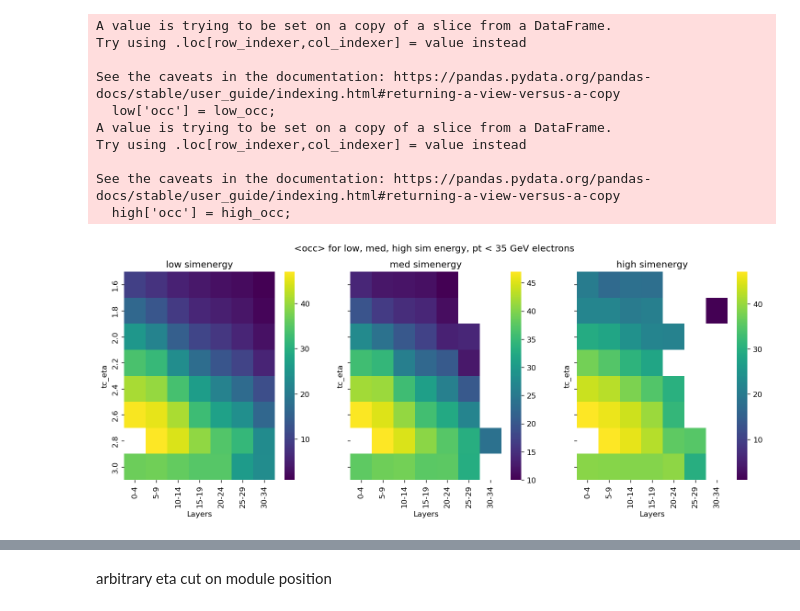
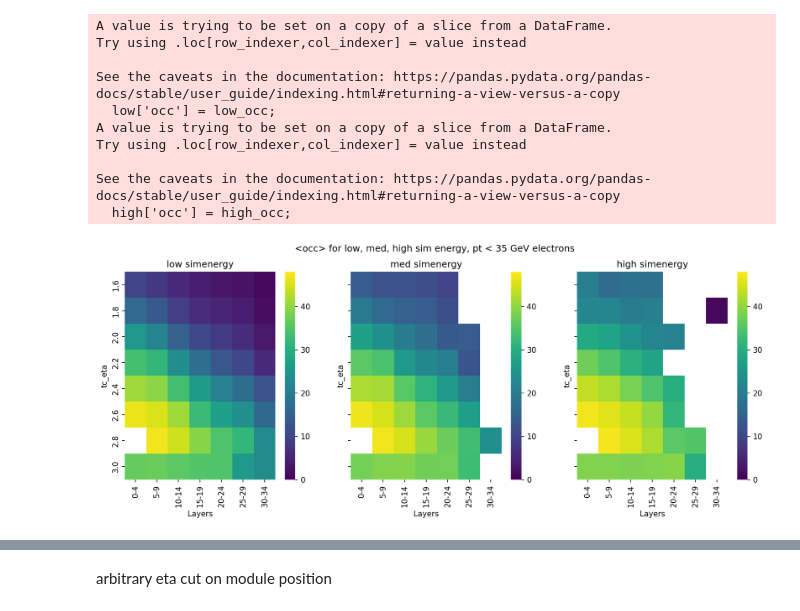
Before and after one commit to rohanshenoy/Ecoder, a Jupyter notebook: TrainingData/dataset_features.ipynb, the cells around one changed output, grey strips where cells are left out. Drawn from its saved outputs; the diff is of its cells as text; code cells hidden in the pictures.

```diff
--- a/TrainingData/dataset_features.ipynb
+++ b/TrainingData/dataset_features.ipynb
@@ -7,7 +7,8 @@ import os
 
 import matplotlib.pyplot as plt
 import matplotlib as mpl
-mpl.rcParams['figure.dpi'] = 120
+from matplotlib.colors import LogNorm
+mpl.rcParams['figure.dpi'] = 150
 
 import seaborn as sns
 from scipy import stats
@@ -102,7 +103,7 @@ plt.title('simenergy for pt < 35 GeV and pt >= 35 GeV electrons');
 # %% [markdown]
 Now plotting only for pT < 35 GeV electrons
 # %%
-low_pt_data  = pd.read_csv('low_pt.csv')
+low_pt_data  = pd.read_csv('/ecoderemdvol/features/low_pt.csv')
 # %%
 sim = np.sort(low_pt_data['simenergy'][low_pt_data.simenergy>0])
 # %%
@@ -193,37 +196,43 @@ high_mean,x_bins,y_bins,c = stats.binned_statistic_2d(x = high['tc_eta'],
 # %%
 fig, axes = plt.subplots(1, 3,figsize = (15,5), sharex=True, sharey=True)
 fig.suptitle('<occ> for low, med, high sim energy, pt < 35 GeV electrons')
 
 sns.heatmap(low_mean,
             ax = axes[0],
            xticklabels =['0-4','5-9','10-14','15-19','20-24','25-29','30-34'],
            yticklabels = np.linspace(1.6,3.0,8),
-           cmap = 'viridis')
+           cmap = 'viridis',
+           vmin = 0,
+           vmax = 48)
 axes[0].set_title('low simenergy')
 
 axes[0].set_xlabel('Layers')
 axes[0].set_ylabel('tc_eta')
 
 sns.heatmap(med_mean,
             ax = axes[1],
            xticklabels =['0-4','5-9','10-14','15-19','20-24','25-29','30-34'],
            yticklabels = np.linspace(1.6,3.0,8),
-           cmap = 'viridis')
+           cmap = 'viridis',
+           vmin = 0,
+           vmax = 48)
 axes[1].set_title('med simenergy')
 axes[1].set_xlabel('Layers')
 axes[1].set_ylabel('tc_eta')
 
 sns.heatmap(high_mean,
             ax = axes[2],
            xticklabels =['0-4','5-9','10-14','15-19','20-24','25-29','30-34'],
            yticklabels = np.linspace(1.6,3.0,8),
-           cmap = 'viridis')
+           cmap = 'viridis',
+           vmin = 0,
+           vmax = 48)
 axes[2].set_title('high simenergy')
 
 axes[2].set_xlabel('Layers')
 axes[2].set_ylabel('tc_eta');
 # %% [output]
-[figure, old version]
+[figure, new version]
 # %%
 layers = np.sort(w_sim['layer'].unique().astype('int'))
 # %%
```
Also changed, not shown: parts of 16 cells of this notebook.
